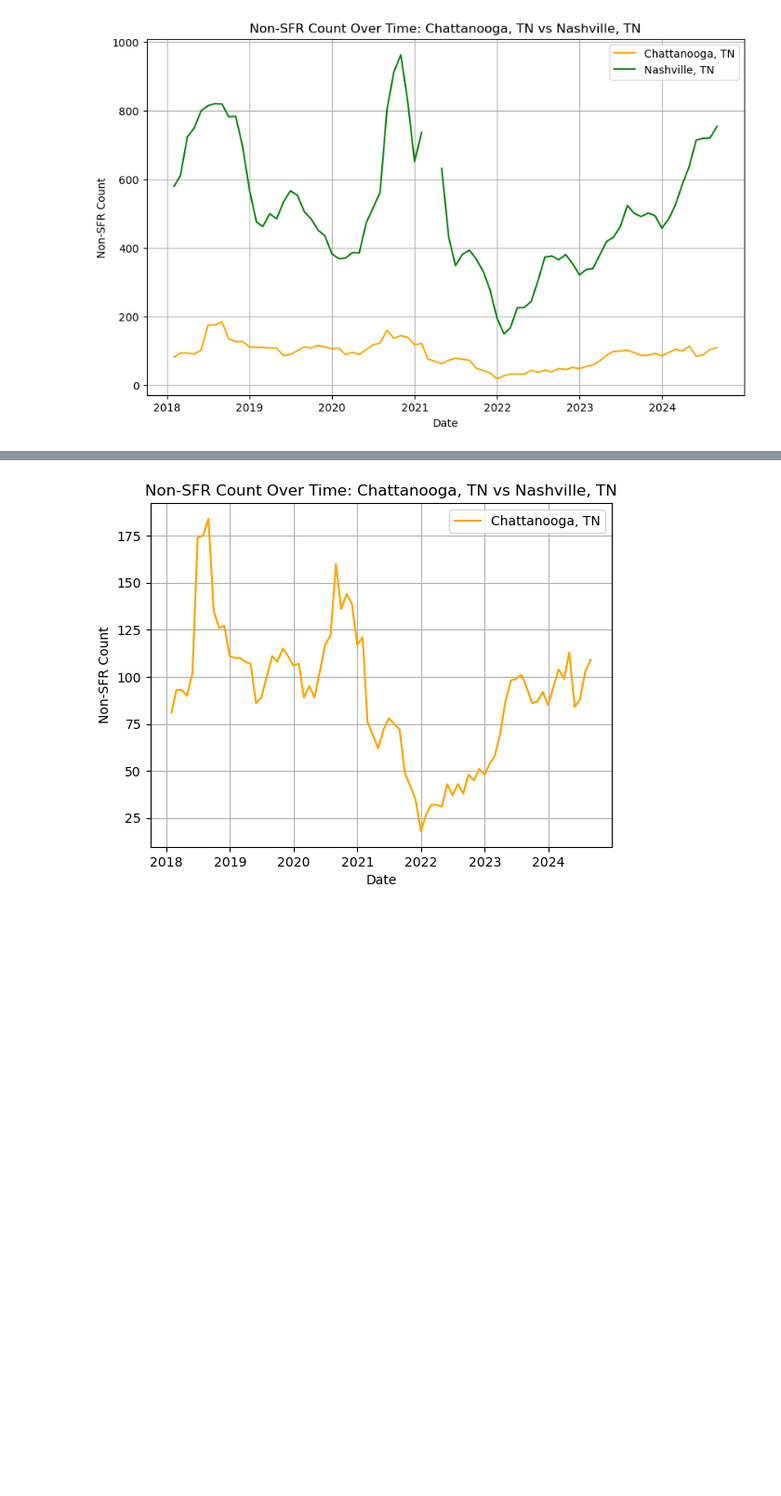
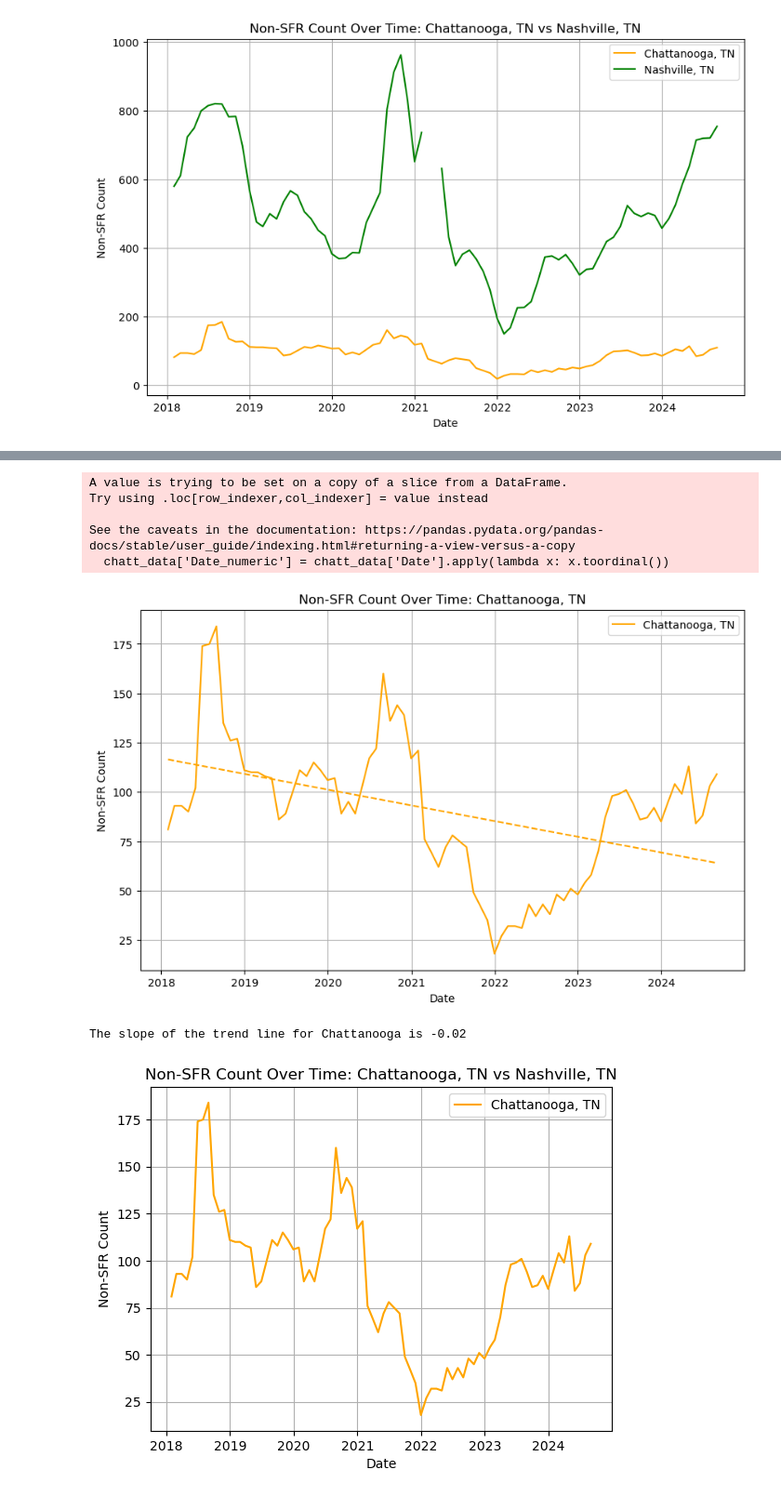
Before and after one commit to GriffinZiegler/rental-capstone, a Jupyter notebook: rental_capstone.ipynb, the cells around one changed output, grey strips where cells are left out. Shown: that part at 93% size. Cells and saved outputs as stored; diff of their text form; code cells hidden in the pictures; blank space fills up the shorter version.

```diff
--- a/rental_capstone.ipynb
+++ b/rental_capstone.ipynb
@@ -138,3 +234,39 @@ plt.show()
+# %%
+chatt_data = merged_df[merged_df['RegionName'] == 'Chattanooga, TN']
+
+# Convert 'Date' to numeric using ordinals
+chatt_data['Date_numeric'] = chatt_data['Date'].apply(lambda x: x.toordinal())
+
+# Drop any rows with NaN or infinite values in the relevant columns
+chatt_data = chatt_data.replace([np.inf, -np.inf], np.nan).dropna(subset=['Date_numeric', 'Non_SFR_Value'])
+
+plt.figure(figsize=(10,6))
+
+# Plot the data for Chattanooga
+plt.plot(chatt_data['Date'], chatt_data['Non_SFR_Value'], label='Chattanooga, TN', color='orange')
+
+# Add trend line for Chattanooga
+chatt_trend = np.polyfit(chatt_data['Date_numeric'], chatt_data['Non_SFR_Value'], 1)
+plt.plot(chatt_data['Date'], np.polyval(chatt_trend, chatt_data['Date_numeric']), linestyle='--', color='orange')
+
+plt.title('Non-SFR Count Over Time: Chattanooga, TN')
+plt.xlabel('Date')
+plt.ylabel('Non-SFR Count')
+plt.grid(True)
+plt.legend()
+plt.show()
+
+# Output the slope of the trend line
+slope = chatt_trend[0]
+print(f"The slope of the trend line for Chattanooga is {slope:.2f}")
+# %% [output]
+A value is trying to be set on a copy of a slice from a DataFrame.
+Try using .loc[row_indexer,col_indexer] = value instead
+
+See the caveats in the documentation: https://pandas.pydata.org/pandas-docs/stable/user_guide/indexing.html#returning-a-view-versus-a-copy
+  chatt_data['Date_numeric'] = chatt_data['Date'].apply(lambda x: x.toordinal())
+[figure, added]
+The slope of the trend line for Chattanooga is -0.02
 # %%
 chatt_data = merged_df[merged_df['RegionName'] == 'Chattanooga, TN']
 plt.plot(chatt_data['Date'], chatt_data['Non_SFR_Value'], label='Chattanooga, TN', color='orange')
```
Also changed, not shown: parts of 3 cells of this notebook.
